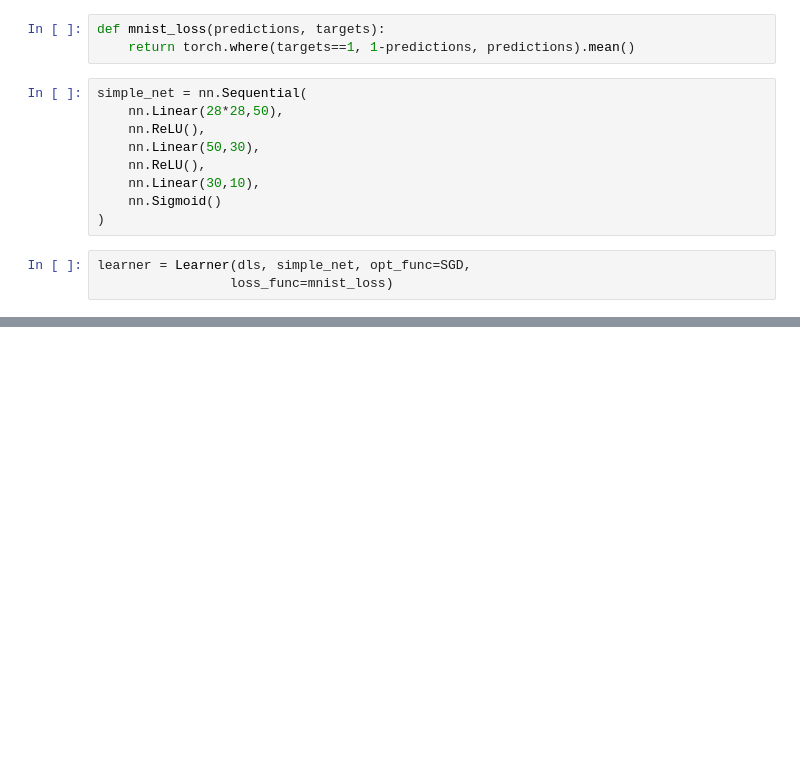
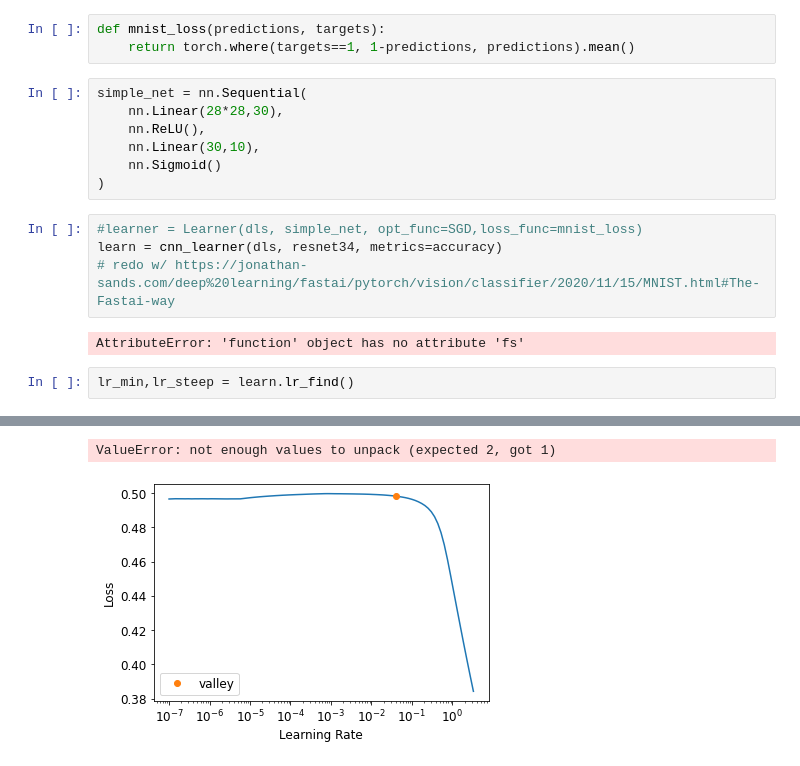
Before and after one commit to hyeonjungko/fastai, a Jupyter notebook: mnist_classifier.ipynb, the cells around one changed output, grey strips where cells are left out. Cells and saved outputs as stored; diff of their text form; blank space fills up the shorter version.

```diff
--- a/mnist_classifier.ipynb
+++ b/mnist_classifier.ipynb
@@ -130,13 +130,17 @@ def mnist_loss(predictions, targets):
     return torch.where(targets==1, 1-predictions, predictions).mean()
 # %%
 simple_net = nn.Sequential(
-    nn.Linear(28*28,50),
-    nn.ReLU(),
-    nn.Linear(50,30),
+    nn.Linear(28*28,30),
     nn.ReLU(),
     nn.Linear(30,10),
     nn.Sigmoid()
 )
 # %%
-learner = Learner(dls, simple_net, opt_func=SGD,
-                 loss_func=mnist_loss)
+#learner = Learner(dls, simple_net, opt_func=SGD,loss_func=mnist_loss)
+learn = cnn_learner(dls, resnet34, metrics=accuracy)
+# redo w/ https://jonathan-sands.com/deep%20learning/fastai/pytorch/vision/classifier/2020/11/15/MNIST.html#The-Fastai-way
+# %% [output]
+AttributeError: 'function' object has no attribute 'fs'
+# %%
+lr_min,lr_steep = learn.lr_find()
+# %% [output]
@@ -143 +148,3 @@ learner = Learner(dls, simple_net, opt_func=SGD,
+ValueError: not enough values to unpack (expected 2, got 1)
+[figure, added]
 # %%
```
Also changed, not shown: parts of 5 cells of this notebook, 6 other files.
